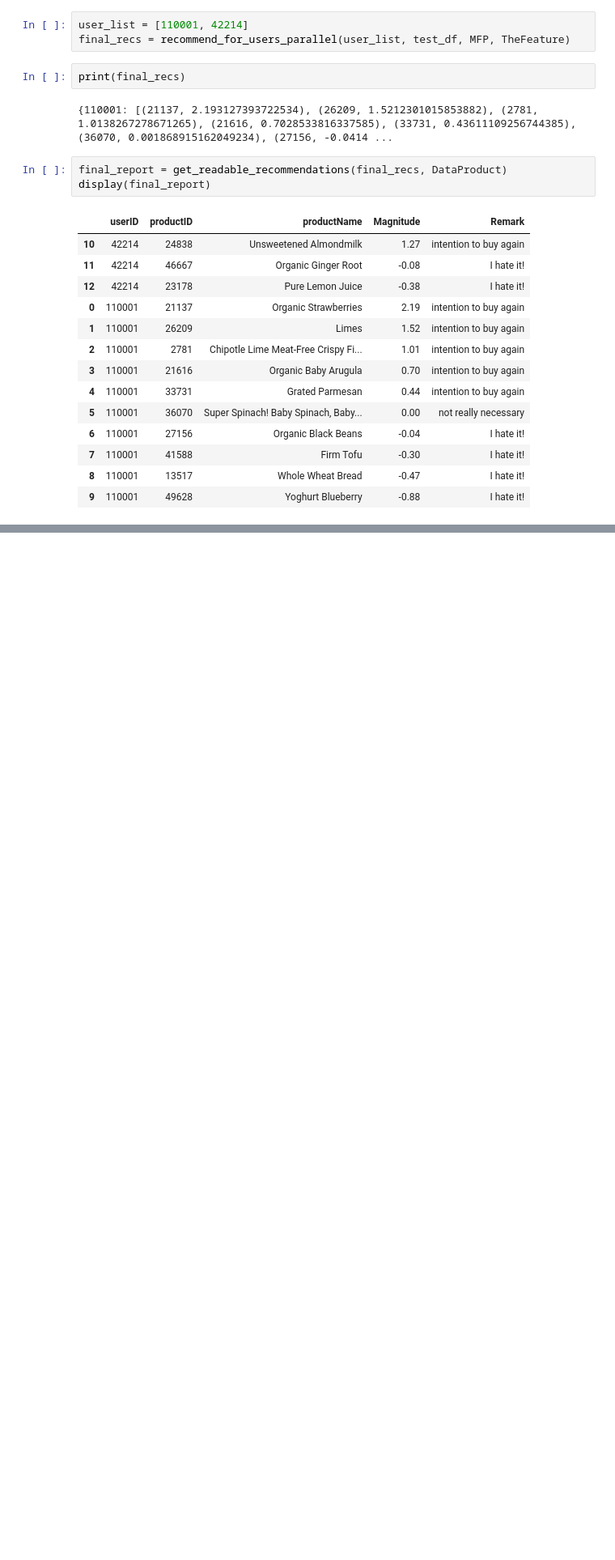
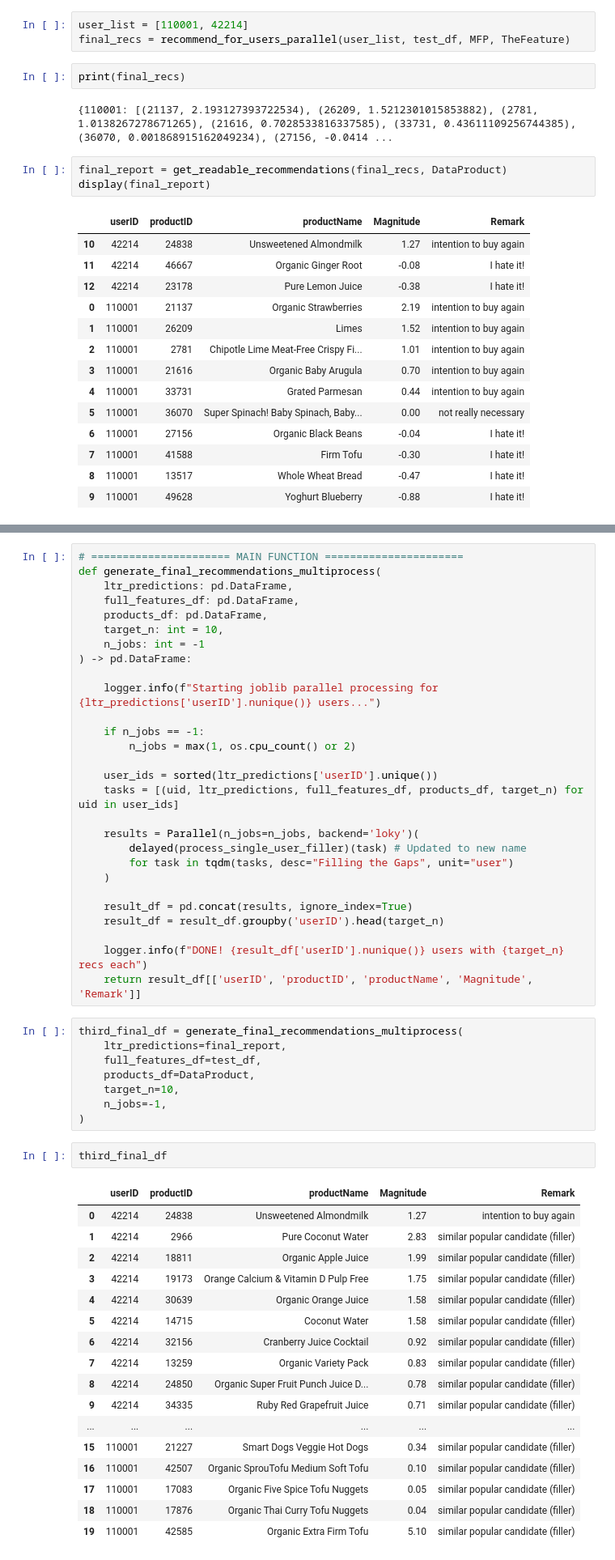
Before and after one commit to masterofray/cooprec_ml-analytics, a Jupyter notebook: notebooks/RC05_DataPrediction_Learning2Rank.ipynb, the cells around one changed output, grey strips where cells are left out. Shown at 81% size. Drawn from its saved outputs; the diff is of its cells as text; blank space fills up the shorter version.

```diff
--- a/notebooks/RC05_DataPrediction_Learning2Rank.ipynb
+++ b/notebooks/RC05_DataPrediction_Learning2Rank.ipynb
@@ -779,0 +922,56 @@ test_df.sample(20).to_markdown()
+# %%
+# ====================== MAIN FUNCTION ======================
+def generate_final_recommendations_multiprocess(
+    ltr_predictions: pd.DataFrame,
+    full_features_df: pd.DataFrame,
+    products_df: pd.DataFrame,
+    target_n: int = 10,
+    n_jobs: int = -1
+) -> pd.DataFrame:
+
+    logger.info(f"Starting joblib parallel processing for {ltr_predictions['userID'].nunique()} users...")
+
+    if n_jobs == -1:
+        n_jobs = max(1, os.cpu_count() or 2)
+
+    user_ids = sorted(ltr_predictions['userID'].unique())
+    tasks = [(uid, ltr_predictions, full_features_df, products_df, target_n) for uid in user_ids]
+
+    results = Parallel(n_jobs=n_jobs, backend='loky')(
+        delayed(process_single_user_filler)(task) # Updated to new name
+        for task in tqdm(tasks, desc="Filling the Gaps", unit="user")
+    )
+
+    result_df = pd.concat(results, ignore_index=True)
+    result_df = result_df.groupby('userID').head(target_n)
+
+    logger.info(f"DONE! {result_df['userID'].nunique()} users with {target_n} recs each")
+    return result_df[['userID', 'productID', 'productName', 'Magnitude', 'Remark']]
+# %%
+third_final_df = generate_final_recommendations_multiprocess(
+    ltr_predictions=final_report,
+    full_features_df=test_df,
+    products_df=DataProduct,
+    target_n=10,
+    n_jobs=-1,
+)
+# %%
+third_final_df
+# %% [output]
+|  | userID | productID | productName | Magnitude | Remark |
+| 0 | 42214 | 24838 | Unsweetened Almondmilk | 1.27 | intention to buy again |
+| 1 | 42214 | 2966 | Pure Coconut Water | 2.83 | similar popular candidate (filler) |
+| 2 | 42214 | 18811 | Organic Apple Juice | 1.99 | similar popular candidate (filler) |
+| 3 | 42214 | 19173 | Orange Calcium & Vitamin D Pulp Free | 1.75 | similar popular candidate (filler) |
+| 4 | 42214 | 30639 | Organic Orange Juice | 1.58 | similar popular candidate (filler) |
+| 5 | 42214 | 14715 | Coconut Water | 1.58 | similar popular candidate (filler) |
+| 6 | 42214 | 32156 | Cranberry Juice Cocktail | 0.92 | similar popular candidate (filler) |
+| 7 | 42214 | 13259 | Organic Variety Pack | 0.83 | similar popular candidate (filler) |
+| 8 | 42214 | 24850 | Organic Super Fruit Punch Juice D... | 0.78 | similar popular candidate (filler) |
+| 9 | 42214 | 34335 | Ruby Red Grapefruit Juice | 0.71 | similar popular candidate (filler) |
+| ... | ... | ... | ... | ... | ... |
+| 15 | 110001 | 21227 | Smart Dogs Veggie Hot Dogs | 0.34 | similar popular candidate (filler) |
+| 16 | 110001 | 42507 | Organic SprouTofu Medium Soft Tofu | 0.10 | similar popular candidate (filler) |
+| 17 | 110001 | 17083 | Organic Five Spice Tofu Nuggets | 0.05 | similar popular candidate (filler) |
+| 18 | 110001 | 17876 | Organic Thai Curry Tofu Nuggets | 0.04 | similar popular candidate (filler) |
+| 19 | 110001 | 42585 | Organic Extra Firm Tofu | 5.10 | similar popular candidate (filler) |
```
Also changed, not shown: parts of 52 cells of this notebook, 1 other file.
